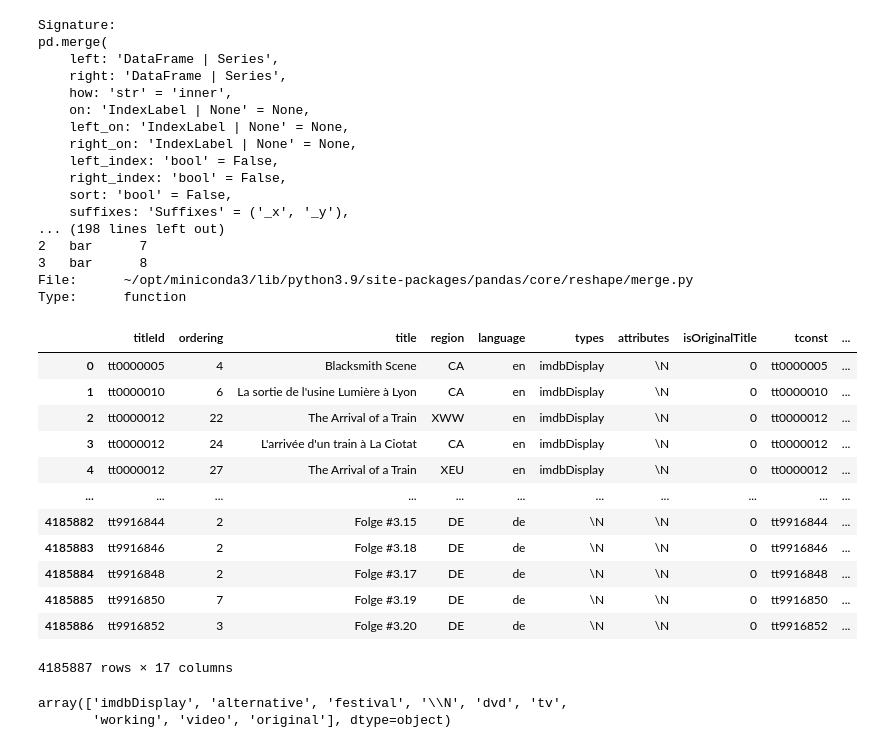
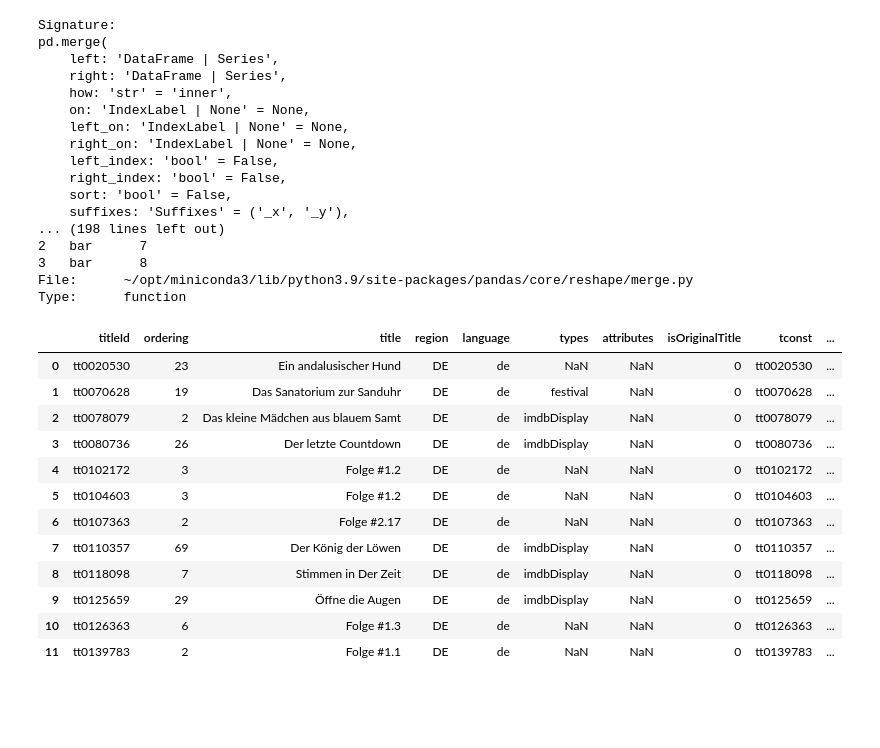
Before and after one commit to ExxetaMAydinbas/data-science-mit-python, a Jupyter notebook: Kursmaterial/bonus/analyze_imdb.ipynb, the cells around one changed output. Saved outputs shown, nothing was run; the diff lists cells and outputs as text; code cells hidden in the pictures; blank space fills up the shorter version.

```diff
--- a/Kursmaterial/bonus/analyze_imdb.ipynb
+++ b/Kursmaterial/bonus/analyze_imdb.ipynb
@@ -41,4 +79,4 @@ array(['\\N', 'ja', 'en', 'sv', 'tr', 'es', 'sr', 'cs', 'fr', 'hi', 'sk',
        'mn', 'lo', 'my', 'am', 'qac', 'ne', 'myv', 'br', 'iu', 'cr'],
       dtype=object)
 # %%
-df_akas_small = df_akas[df_akas.language.isin(["en", "de"])]
+df_akas_small = df_akas[df_akas.language == "de"]
@@ -45,2 +96,2 @@ df_akas_small = df_akas[df_akas.language.isin(["en", "de"])]
 # %%
-df_akas_small.head()
+df_akas_small = df_akas_small.query("region == 'DE'")
@@ -53,0 +114,2 @@ df_akas_small.head()
+# %%
+df_akas_small = df_akas_small.drop_duplicates(subset=["titleId"])
@@ -92,23 +165,20 @@ pd.merge(
 File:      ~/opt/miniconda3/lib/python3.9/site-packages/pandas/core/reshape/merge.py
 Type:      function
 # %%
-pd.merge(df_akas_small, df_basics, left_on="titleId", right_on="tconst", how="left")
+df_merge = pd.merge(df_akas_small, df_basics, left_on="titleId", right_on="tconst", how="left")
-# %% [output]
-|  | titleId | ordering | title | region | language | types | attributes | isOriginalTitle | tconst | ... |
-| 0 | tt0000005 | 4 | Blacksmith Scene | CA | en | imdbDisplay | \N | 0 | tt0000005 | ... |
-| 1 | tt0000010 | 6 | La sortie de l'usine Lumière à Lyon | CA | en | imdbDisplay | \N | 0 | tt0000010 | ... |
-| 2 | tt0000012 | 22 | The Arrival of a Train | XWW | en | imdbDisplay | \N | 0 | tt0000012 | ... |
-| 3 | tt0000012 | 24 | L'arrivée d'un train à La Ciotat | CA | en | imdbDisplay | \N | 0 | tt0000012 | ... |
-| 4 | tt0000012 | 27 | The Arrival of a Train | XEU | en | imdbDisplay | \N | 0 | tt0000012 | ... |
-| ... | ... | ... | ... | ... | ... | ... | ... | ... | ... | ... |
-| 4185882 | tt9916844 | 2 | Folge #3.15 | DE | de | \N | \N | 0 | tt9916844 | ... |
-| 4185883 | tt9916846 | 2 | Folge #3.18 | DE | de | \N | \N | 0 | tt9916846 | ... |
-| 4185884 | tt9916848 | 2 | Folge #3.17 | DE | de | \N | \N | 0 | tt9916848 | ... |
-| 4185885 | tt9916850 | 7 | Folge #3.19 | DE | de | \N | \N | 0 | tt9916850 | ... |
-| 4185886 | tt9916852 | 3 | Folge #3.20 | DE | de | \N | \N | 0 | tt9916852 | ... |
-4185887 rows × 17 columns
-# %%
-df_akas_small.types.unique()
-# %% [output]
-array(['imdbDisplay', 'alternative', 'festival', '\\N', 'dvd', 'tv',
-       'working', 'video', 'original'], dtype=object)
+# %%
+df_merge.head(12)
+# %% [output]
+|  | titleId | ordering | title | region | language | types | attributes | isOriginalTitle | tconst | ... |
+| 0 | tt0020530 | 23 | Ein andalusischer Hund | DE | de | NaN | NaN | 0 | tt0020530 | ... |
+| 1 | tt0070628 | 19 | Das Sanatorium zur Sanduhr | DE | de | festival | NaN | 0 | tt0070628 | ... |
+| 2 | tt0078079 | 2 | Das kleine Mädchen aus blauem Samt | DE | de | imdbDisplay | NaN | 0 | tt0078079 | ... |
+| 3 | tt0080736 | 26 | Der letzte Countdown | DE | de | imdbDisplay | NaN | 0 | tt0080736 | ... |
+| 4 | tt0102172 | 3 | Folge #1.2 | DE | de | NaN | NaN | 0 | tt0102172 | ... |
+| 5 | tt0104603 | 3 | Folge #1.2 | DE | de | NaN | NaN | 0 | tt0104603 | ... |
+| 6 | tt0107363 | 2 | Folge #2.17 | DE | de | NaN | NaN | 0 | tt0107363 | ... |
+| 7 | tt0110357 | 69 | Der König der Löwen | DE | de | imdbDisplay | NaN | 0 | tt0110357 | ... |
+| 8 | tt0118098 | 7 | Stimmen in Der Zeit | DE | de | imdbDisplay | NaN | 0 | tt0118098 | ... |
+| 9 | tt0125659 | 29 | Öffne die Augen | DE | de | imdbDisplay | NaN | 0 | tt0125659 | ... |
+| 10 | tt0126363 | 6 | Folge #1.3 | DE | de | NaN | NaN | 0 | tt0126363 | ... |
+| 11 | tt0139783 | 2 | Folge #1.1 | DE | de | NaN | NaN | 0 | tt0139783 | ... |
```
Also changed, not shown: parts of 55 cells of this notebook, 2 other files.
